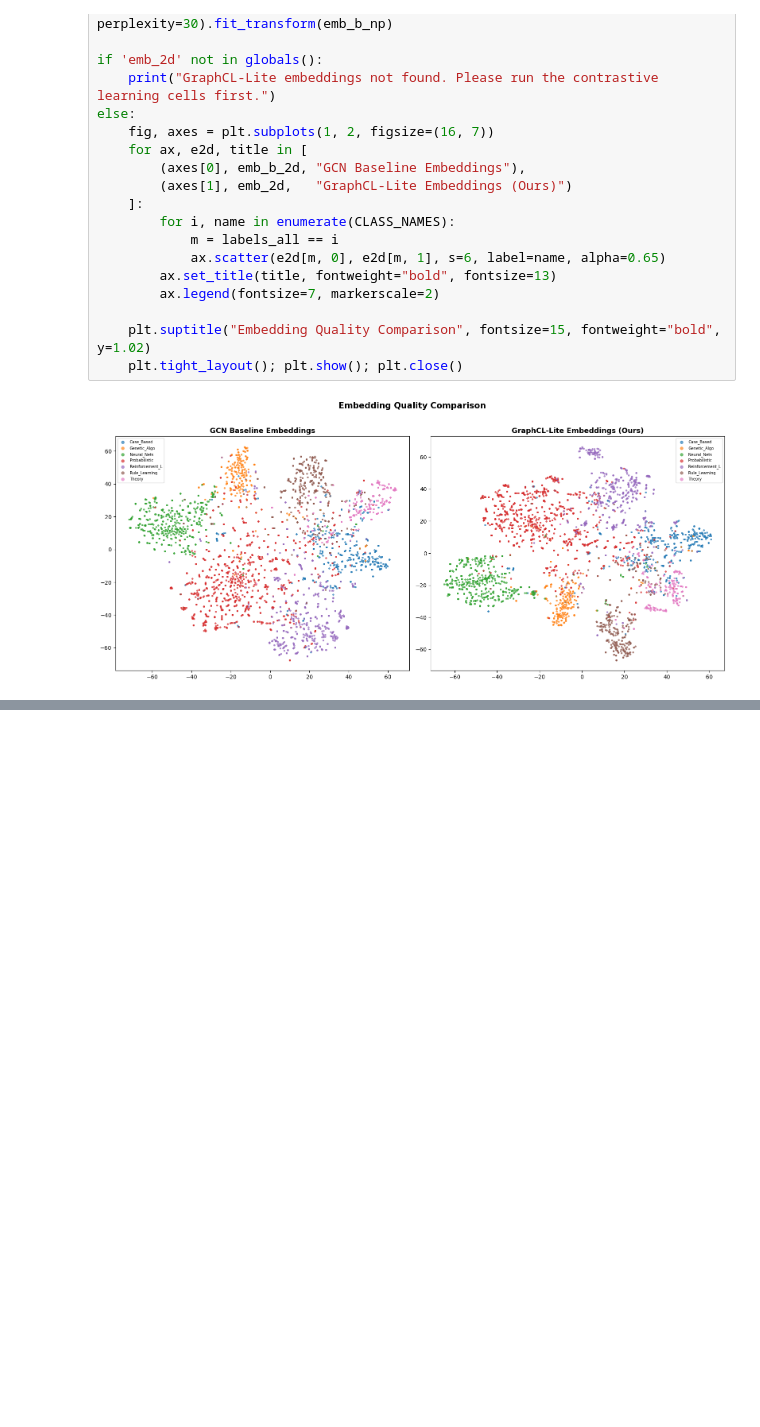
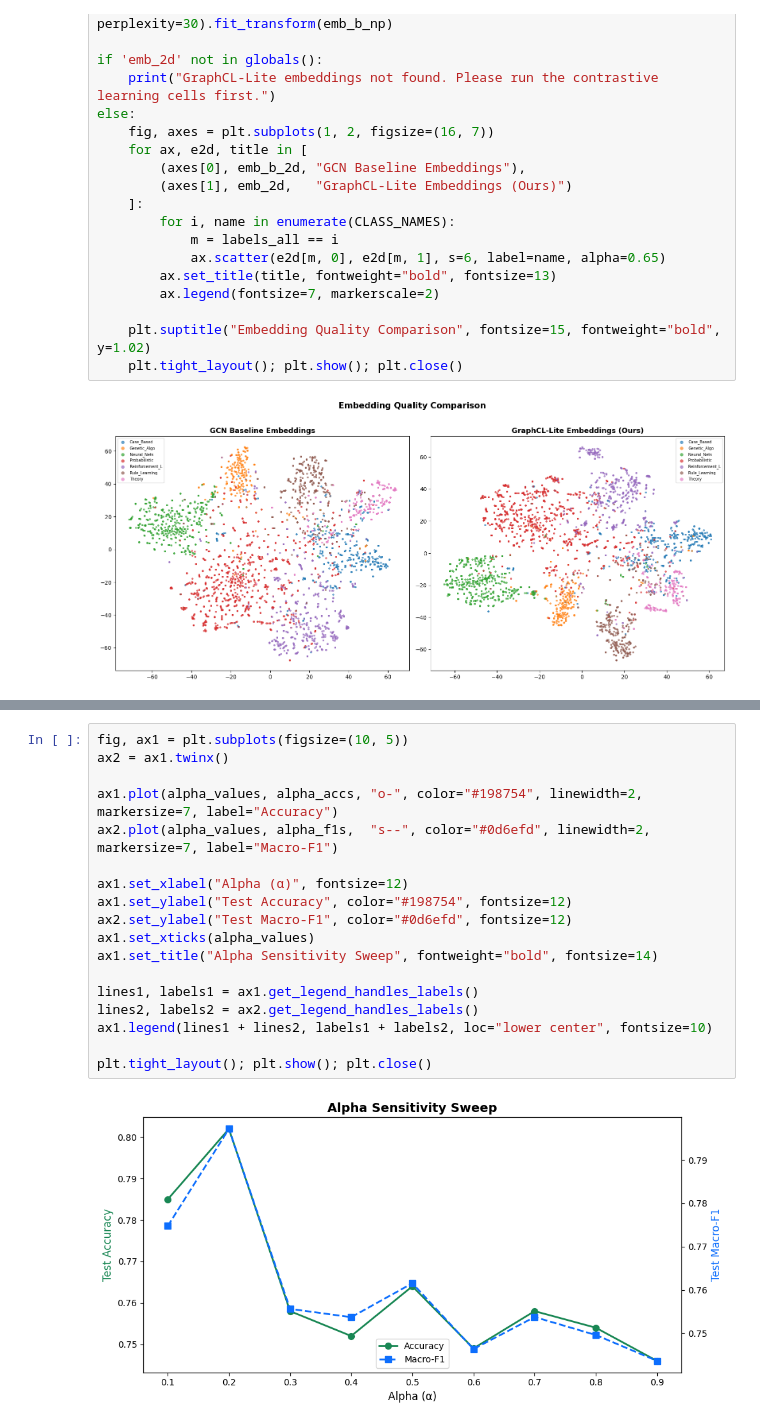
Before and after one commit to Gagann-09/GraphCL-Lite, a Jupyter notebook: GraphCL_Lite_GNN_MiniProject.ipynb, the cells around one changed output, grey strips where cells are left out. Saved outputs shown, nothing was run; the diff lists cells and outputs as text; blank space fills up the shorter version.

```diff
--- a/GraphCL_Lite_GNN_MiniProject.ipynb
+++ b/GraphCL_Lite_GNN_MiniProject.ipynb
@@ -636,3 +791,23 @@ else:
+# %%
+fig, ax1 = plt.subplots(figsize=(10, 5))
+ax2 = ax1.twinx()
+
+ax1.plot(alpha_values, alpha_accs, "o-", color="#198754", linewidth=2, markersize=7, label="Accuracy")
+ax2.plot(alpha_values, alpha_f1s,  "s--", color="#0d6efd", linewidth=2, markersize=7, label="Macro-F1")
+
+ax1.set_xlabel("Alpha (α)", fontsize=12)
+ax1.set_ylabel("Test Accuracy", color="#198754", fontsize=12)
+ax2.set_ylabel("Test Macro-F1", color="#0d6efd", fontsize=12)
+ax1.set_xticks(alpha_values)
+ax1.set_title("Alpha Sensitivity Sweep", fontweight="bold", fontsize=14)
+
+lines1, labels1 = ax1.get_legend_handles_labels()
+lines2, labels2 = ax2.get_legend_handles_labels()
+ax1.legend(lines1 + lines2, labels1 + labels2, loc="lower center", fontsize=10)
+
+plt.tight_layout(); plt.show(); plt.close()
+# %% [output]
+[figure, added]
 # %% [markdown]
 ## 14. Conclusion
 
```
Also changed, not shown: parts of 12 cells of this notebook, 1 other file.
